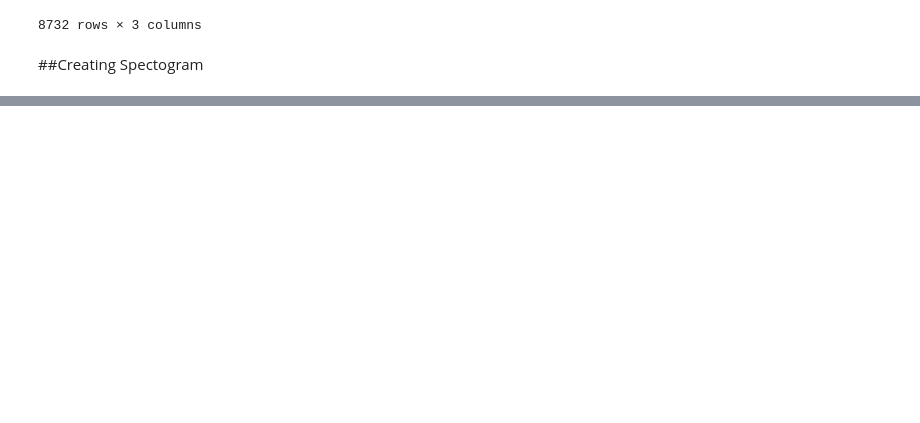
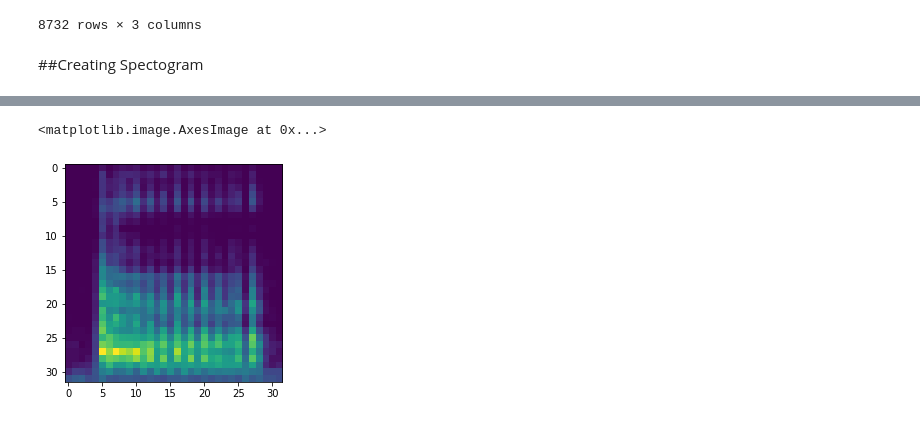
Before and after one commit to TugcenB/Sound_Classification, a Jupyter notebook: Preprocessing.ipynb, the cells around one changed output, grey strips where cells are left out. Saved outputs shown, nothing was run; the diff lists cells and outputs as text; code cells hidden in the pictures; blank space fills up the shorter version.

```diff
--- a/Preprocessing.ipynb
+++ b/Preprocessing.ipynb
@@ -159,2 +169,5 @@ ValueError: ignored
+# %%
+X = data['0']
+y = data['1']
 # %%
-X_train, X_test, y_train, y_test = train_test_split(X,y,test_size=0.2)
+X_train, X_test, y_train, y_test = train_test_split(X, y, test_size=0.2, shuffle= True)
@@ -169,3 +195,8 @@ X_test.shape
+# %%
+plt.imshow(plt.imread('/content/drive/MyDrive/changed/'+X_test[3449]))
+# %% [output]
+<matplotlib.image.AxesImage at 0x...>
+[figure, added]
 # %%
 X_val  = X_train[:1747]
 y_val  = y_train[:1747]
```
Also changed, not shown: parts of 40 cells of this notebook.
